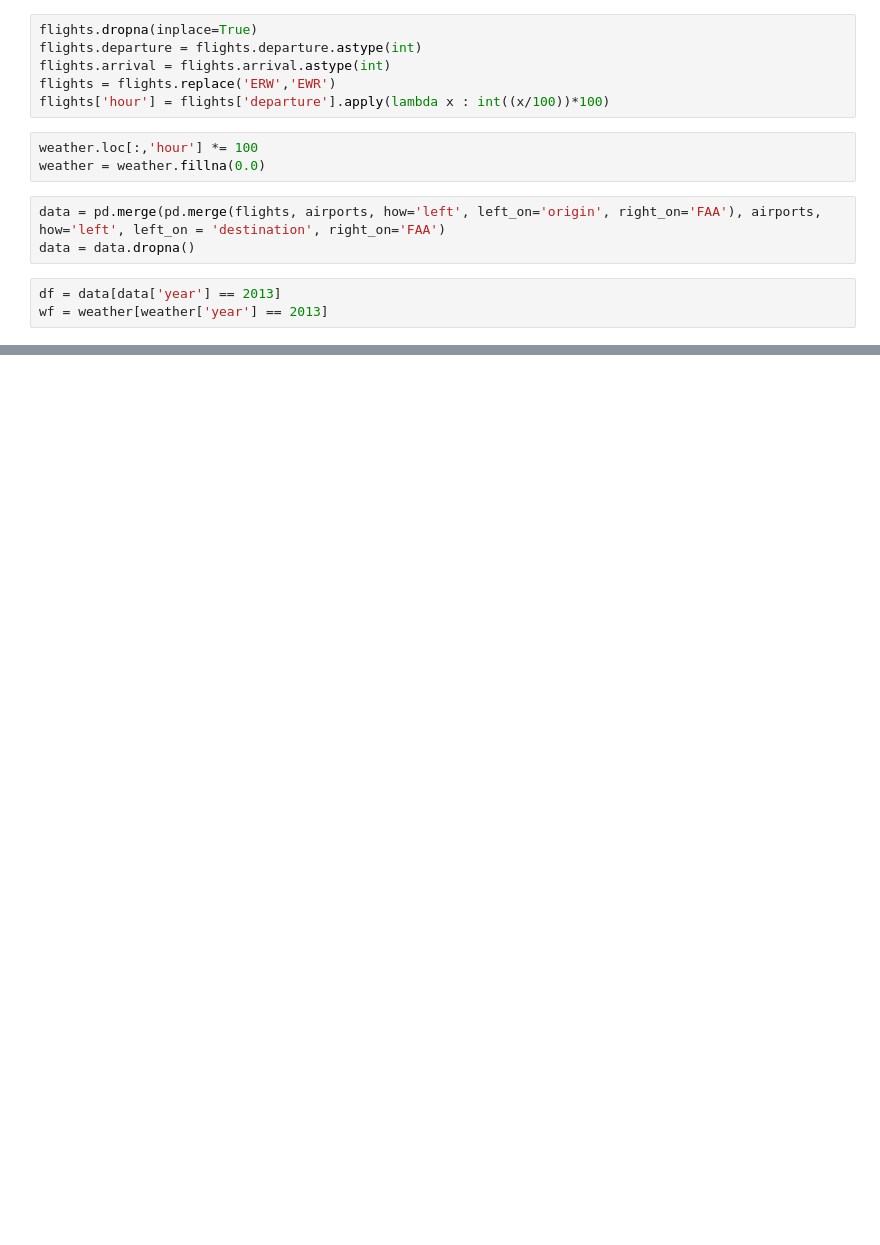
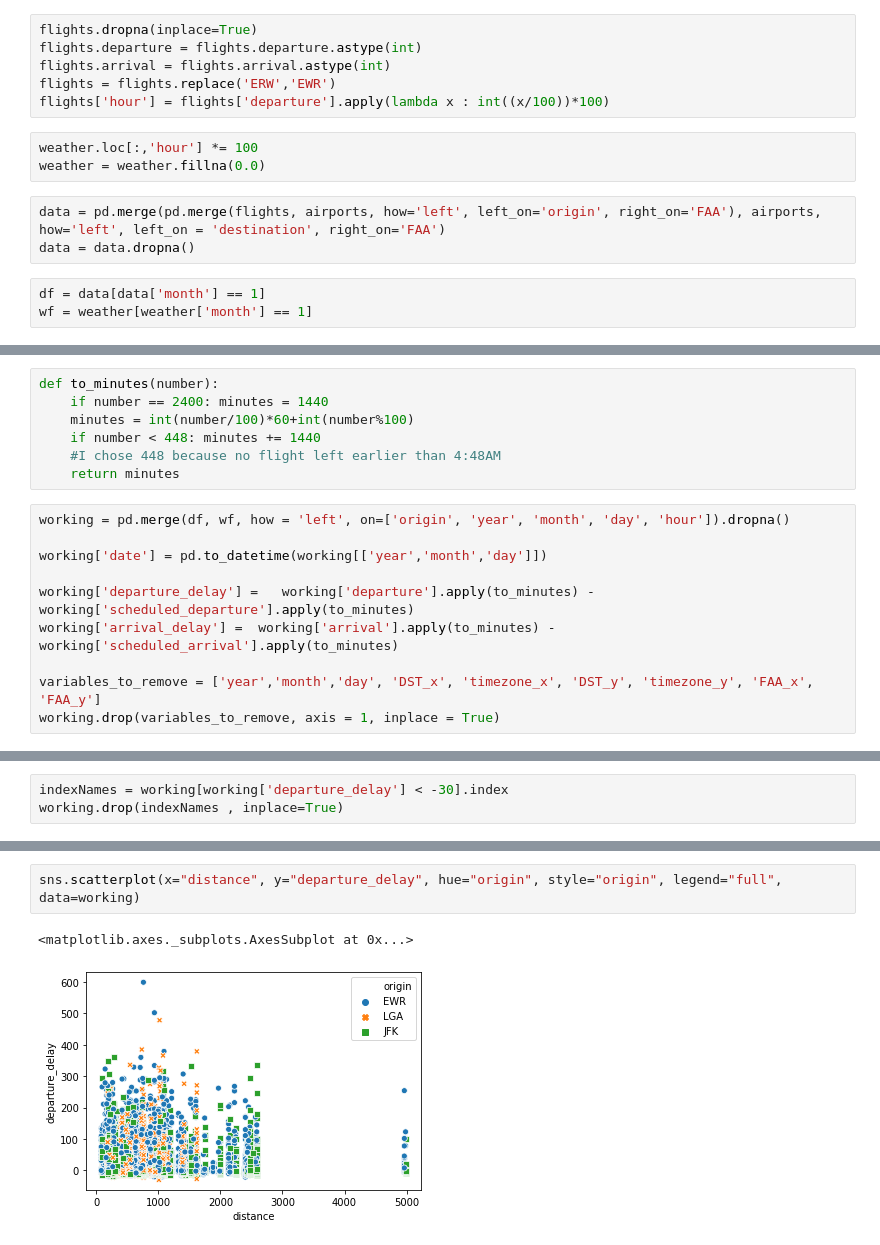
Before and after one commit to mihaihai/flight_data, a Jupyter notebook: Data exploration of flight delays and weather.ipynb, the cells around one changed output, grey strips where cells are left out. Cells and saved outputs as stored; diff of their text form; blank space fills up the shorter version.

Commit message:
created first metrics to check relationships in the data

```diff
--- a/Data exploration of flight delays and weather.ipynb
+++ b/Data exploration of flight delays and weather.ipynb
@@ -213,5 +192,5 @@ weather = weather.fillna(0.0)
 data = pd.merge(pd.merge(flights, airports, how='left', left_on='origin', right_on='FAA'), airports, how='left', left_on = 'destination', right_on='FAA')
 data = data.dropna()
 # %%
-df = data[data['year'] == 2013]
-wf = weather[weather['year'] == 2013]
+df = data[data['month'] == 1]
+wf = weather[weather['month'] == 1]
@@ -250,0 +197,17 @@ data_type       float64       float64  float64    float64
+# %%
+def to_minutes(number):
+    if number == 2400: minutes = 1440
+    minutes = int(number/100)*60+int(number%100)
+    if number < 448: minutes += 1440
+    #I chose 448 because no flight left earlier than 4:48AM
+    return minutes
+# %%
+working = pd.merge(df, wf, how = 'left', on=['origin', 'year', 'month', 'day', 'hour']).dropna()
+
+working['date'] = pd.to_datetime(working[['year','month','day']])
+
+working['departure_delay'] =   working['departure'].apply(to_minutes) - working['scheduled_departure'].apply(to_minutes)
+working['arrival_delay'] =  working['arrival'].apply(to_minutes) - working['scheduled_arrival'].apply(to_minutes)
+
+variables_to_remove = ['year','month','day', 'DST_x', 'timezone_x', 'DST_y', 'timezone_y', 'FAA_x', 'FAA_y']
+working.drop(variables_to_remove, axis = 1, inplace = True)
@@ -250,0 +231,3 @@ data_type       float64       float64  float64    float64
+# %%
+indexNames = working[working['departure_delay'] < -30].index
+working.drop(indexNames , inplace=True)
@@ -250,0 +298,5 @@ data_type       float64       float64  float64    float64
+# %%
+sns.scatterplot(x="distance", y="departure_delay", hue="origin", style="origin", legend="full", data=working)
+# %% [output]
+<matplotlib.axes._subplots.AxesSubplot at 0x...>
+[figure, added]
```
Also changed, not shown: parts of 21 cells of this notebook.
